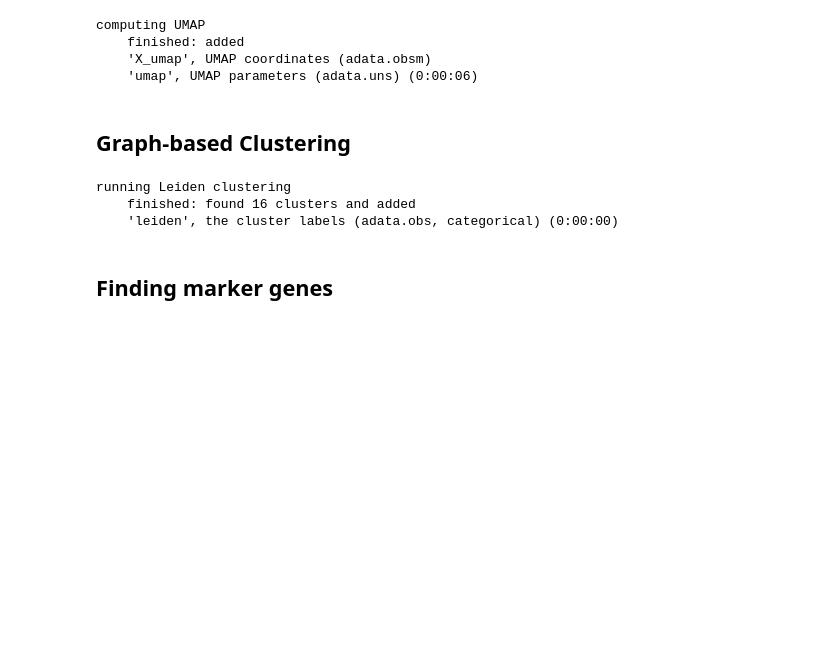
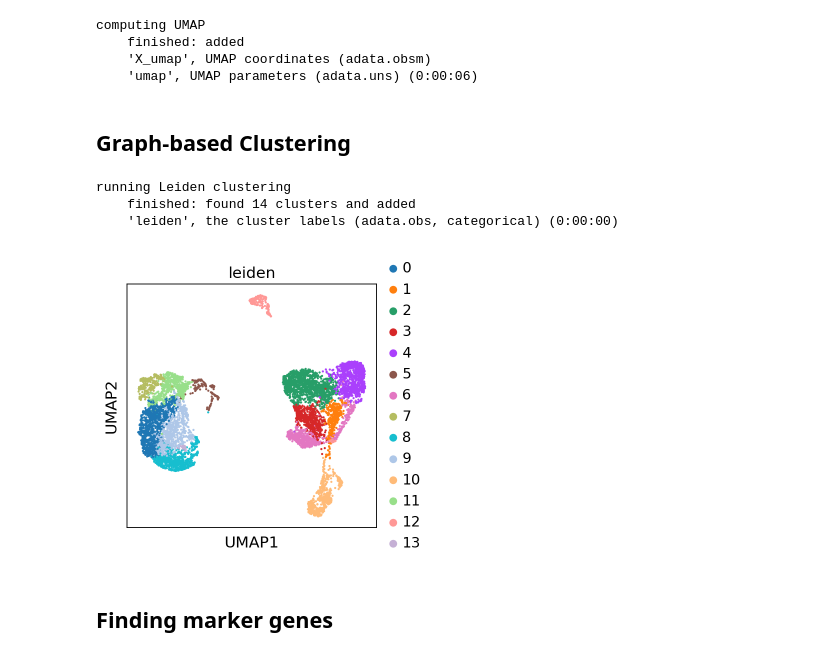
Before and after one commit to S-ParkLab/BIO36101, a Jupyter notebook: scRNA_seq_analysis_multi/Python/scRNA_seq_multi_with_Harmony.ipynb, the cells around one changed output. Cells and saved outputs as stored; diff of their text form; code cells hidden in the pictures; blank space fills up the shorter version.

```diff
--- a/scRNA_seq_analysis_multi/Python/scRNA_seq_multi_with_Harmony.ipynb
+++ b/scRNA_seq_analysis_multi/Python/scRNA_seq_multi_with_Harmony.ipynb
@@ -310,7 +310,7 @@ computing UMAP
 # %%
 sc.tl.leiden(
     adata_integrated,
-    resolution=0.7,
+    resolution=0.5,
     random_state=0,
     flavor="igraph",
     n_iterations=2,
@@ -318,12 +318,16 @@ sc.tl.leiden(
 )
 # %% [output]
 running Leiden clustering
-    finished: found 16 clusters and added
+    finished: found 14 clusters and added
     'leiden', the cluster labels (adata.obs, categorical) (0:00:00)
 # %%
 adata_integrated.obs["leiden"] = adata_integrated.obs["leiden"].copy()
 adata_integrated.uns["leiden"] = adata_integrated.uns["leiden"].copy()
 adata_integrated.obsm["X_umap"] = adata_integrated.obsm["X_umap"].copy()
+# %%
+sc.pl.umap(adata_integrated, color=["leiden"])
+# %% [output]
+[figure, added]
 # %% [markdown]
 ## Finding marker genes
 # %%
```
Also changed, not shown: parts of 12 cells of this notebook.
